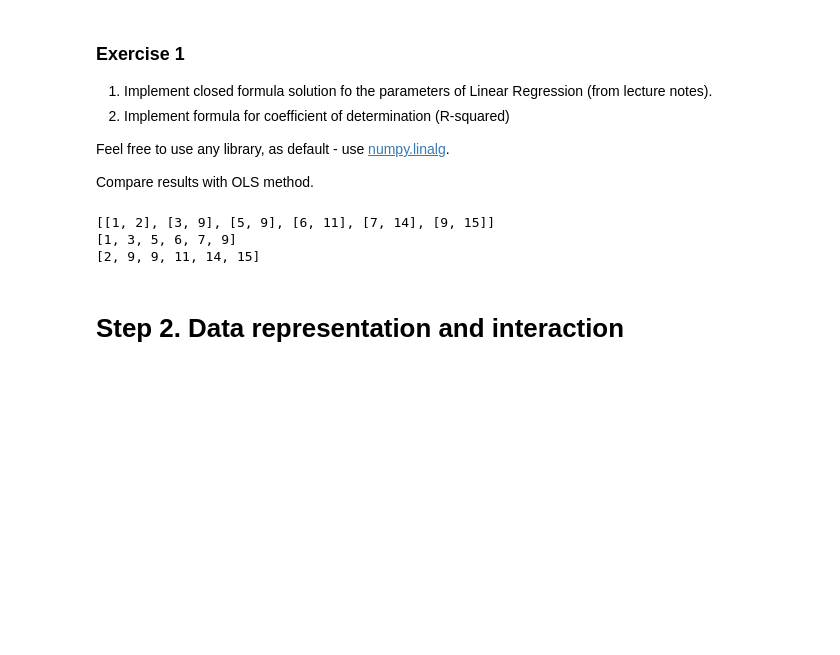
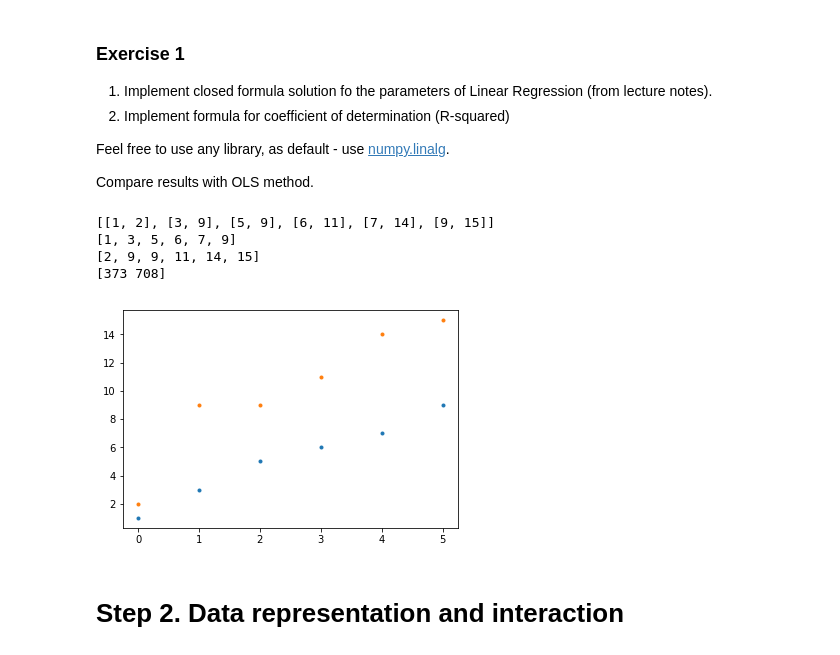
Before and after one commit to fafasonga/advstat-labs, a Jupyter notebook: Lab01/Lab01.ipynb, the cells around one changed output. Drawn from its saved outputs; the diff is of its cells as text; code cells hidden in the pictures; blank space fills up the shorter version.

```diff
--- a/Lab01/Lab01.ipynb
+++ b/Lab01/Lab01.ipynb
@@ -61,36 +61,38 @@ import warnings
 warnings.filterwarnings('ignore')
 %matplotlib inline
 import numpy as np
 import matplotlib.pyplot as plt
 
 
 x = [[1,2],
     [3 ,9],
     [5 ,9],
     [6,11],
     [7 ,14],
     [9 ,15]]
 
 print x
 
 error = [[0,0,0,0,0,0],
          [0,0,0,0,0,0]]
 
 # iterate through rows
 for i in range(len(x)):
    # iterate through columns
    for j in range(len(x[0])):
        error[j][i] = x[i][j]
 
 for r in error:
    print(r)
-
-y = 3. * x + 2. + np.random.normal(0., 10., 100)
-plt.plot(x, y, '.');
+y= np.dot(r,x)
+print y
+plt.plot(x, '.');
 # %% [output]
 [[1, 2], [3, 9], [5, 9], [6, 11], [7, 14], [9, 15]]
 [1, 3, 5, 6, 7, 9]
 [2, 9, 9, 11, 14, 15]
+[373 708]
+[figure, added]
 # %%
 # here goes your solution for R-squared
 # %% [markdown]
```
